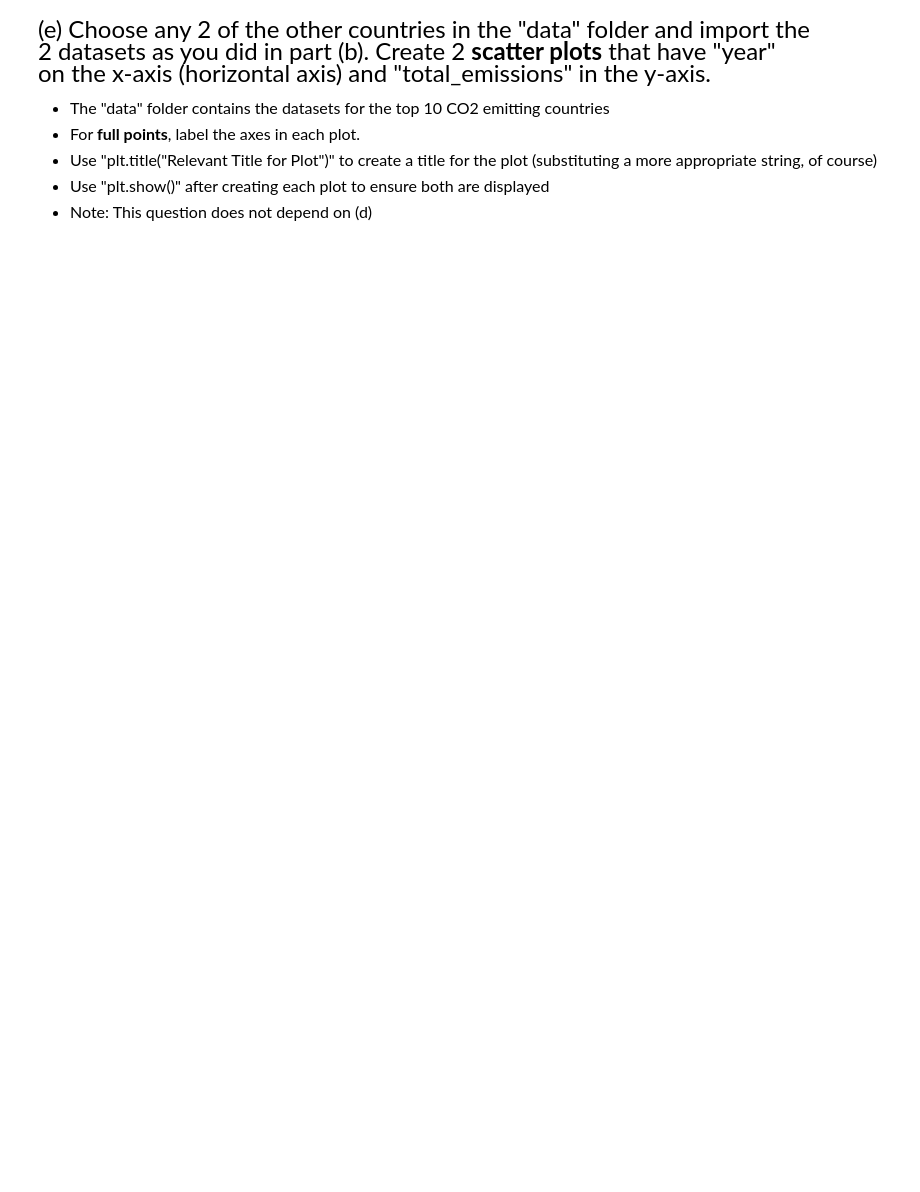
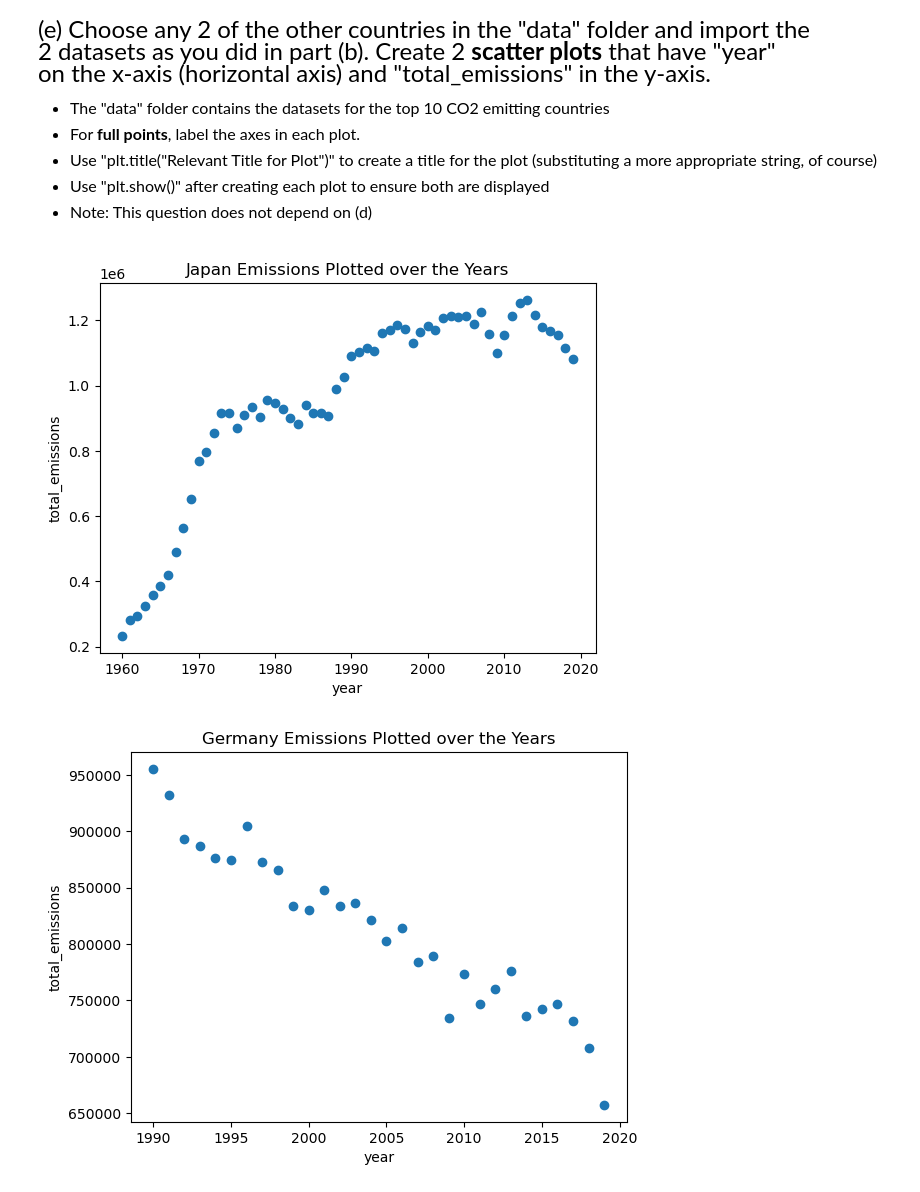
Before and after one commit to AxParr/qtm151fall2025, a Jupyter notebook: Assignments/assignment_2/Assignment2 copy.ipynb, the cells around one changed output. Cells and saved outputs as stored; diff of their text form; code cells hidden in the pictures; blank space fills up the shorter version.

```diff
--- a/Assignments/assignment_2/Assignment2 copy.ipynb
+++ b/Assignments/assignment_2/Assignment2 copy.ipynb
@@ -92,0 +114,21 @@ on the x-axis (horizontal axis) and "total_emissions" in the y-axis.
+# %%
+# 2 Datasets
+japan_emissions = pd.read_csv("/Users/aixmar/Documents/GitHub/qtm151fall2025/Assignments/assignment_2/data/japan_co2_emissions.csv")
+germany_emissions = pd.read_csv("/Users/aixmar/Documents/GitHub/qtm151fall2025/Assignments/assignment_2/data/germany_co2_emissions.csv")
+
+# Plotting Japan
+plt.scatter(x = japan_emissions["year"], y = japan_emissions["total_emissions"])
+plt.xlabel("year")
+plt.ylabel("total_emissions")
+plt.title("Japan Emissions Plotted over the Years")
+plt.show()
+
+#Plotting Germany
+plt.scatter( x = germany_emissions["year"], y = germany_emissions["total_emissions"])
+plt.xlabel("year")
+plt.ylabel("total_emissions")
+plt.title("Germany Emissions Plotted over the Years")
+plt.show()
+# %% [output]
+[figure, added]
+[figure, added]
```
Also changed, not shown: parts of 9 cells of this notebook, 1 other file.
